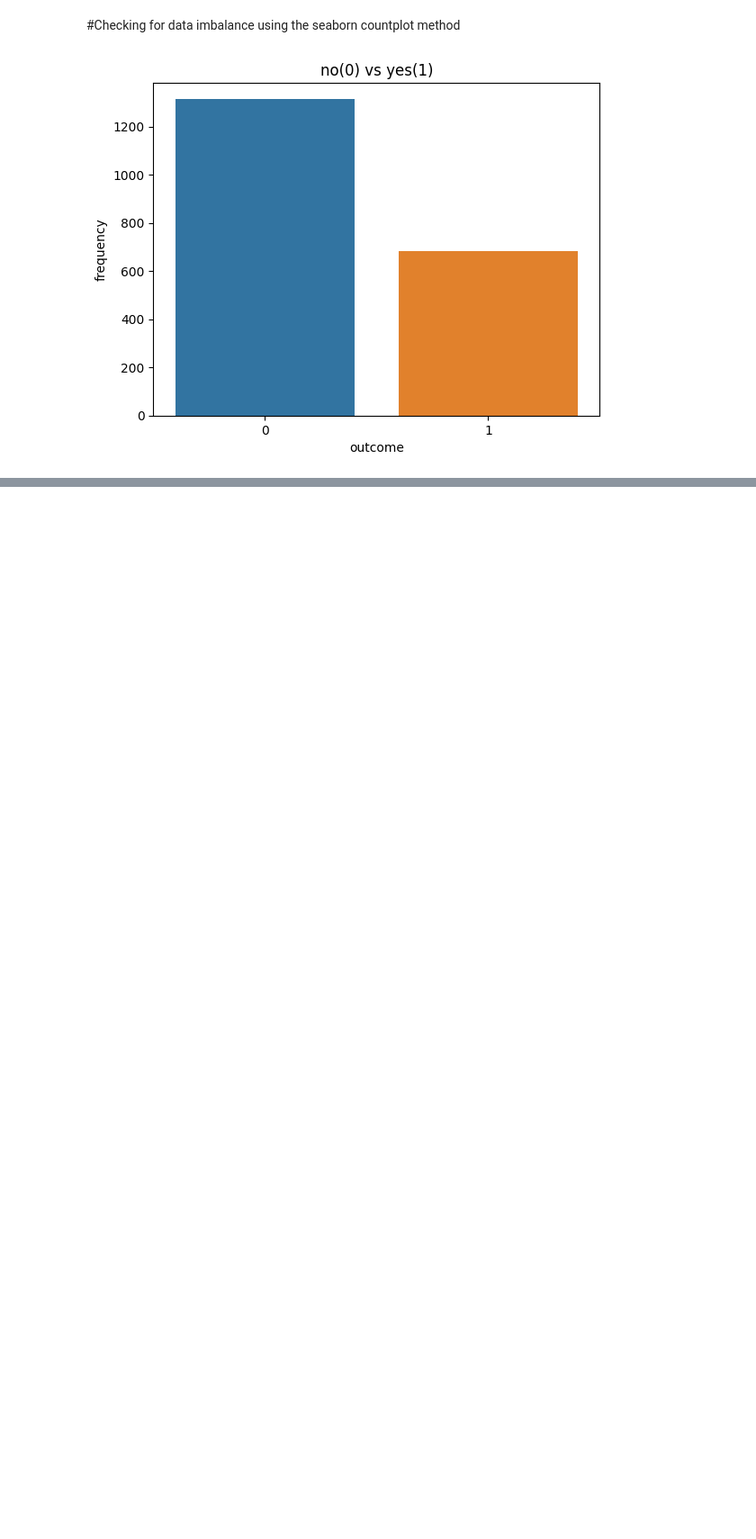
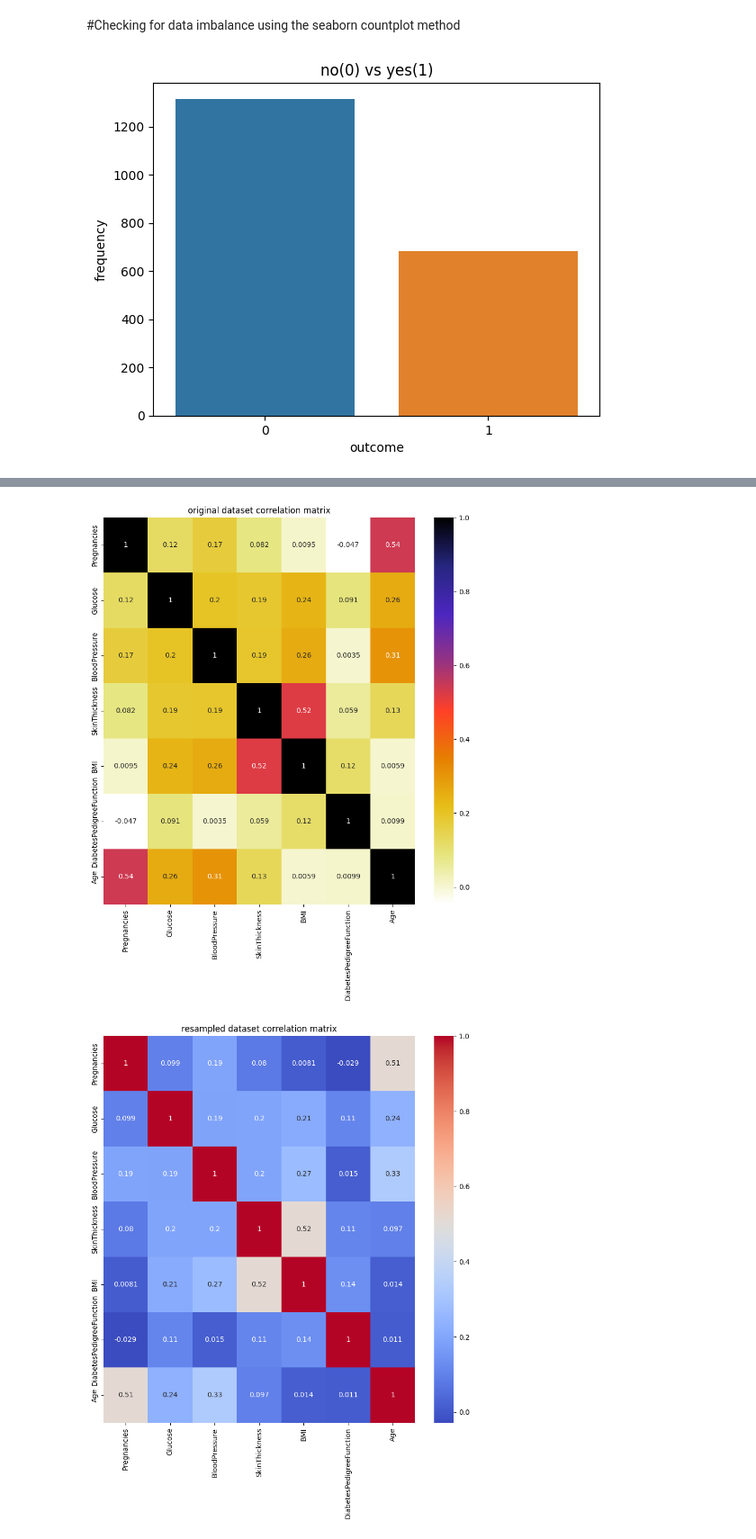
Before and after one commit to Jtandoh01/Disease-Prediction-ML-DCIT311, a Jupyter notebook: End_of_semester_project_DCIT313.ipynb, the cells around one changed output, grey strips where cells are left out. Shown at 90% size. Drawn from its saved outputs; the diff is of its cells as text; code cells hidden in the pictures; blank space fills up the shorter version.

Commit message:
Built our first model

```diff
--- a/End_of_semester_project_DCIT313.ipynb
+++ b/End_of_semester_project_DCIT313.ipynb
@@ -56,0 +192,4 @@ plt.show()
+# %%
+from sklearn.model_selection import train_test_split
+X_train, X_test, y_train, y_test = train_test_split(features, target, test_size=0.25, random_state=42, stratify=target)
+X_train_res, X_test_res, y_train_res, y_test_res = train_test_split(features_resampled, target_resampled, test_size=0.25, random_state=42)
@@ -56,0 +198,17 @@ plt.show()
+# %%
+X_train.corr()
+plt.figure(figsize=(10,10))
+correlation = X_train.corr()
+sns.heatmap(correlation, annot=True, cmap=plt.cm.CMRmap_r)
+plt.title('original dataset correlation matrix')
+plt.show()
+
+X_train_res.corr()
+plt.figure(figsize=(10,10))
+correlation = X_train_res.corr()
+sns.heatmap(correlation, annot=True, cmap='coolwarm')
+plt.title('resampled dataset correlation matrix')
+plt.show()
+# %% [output]
+[figure, added]
+[figure, added]
```
Also changed, not shown: parts of 40 cells of this notebook.
